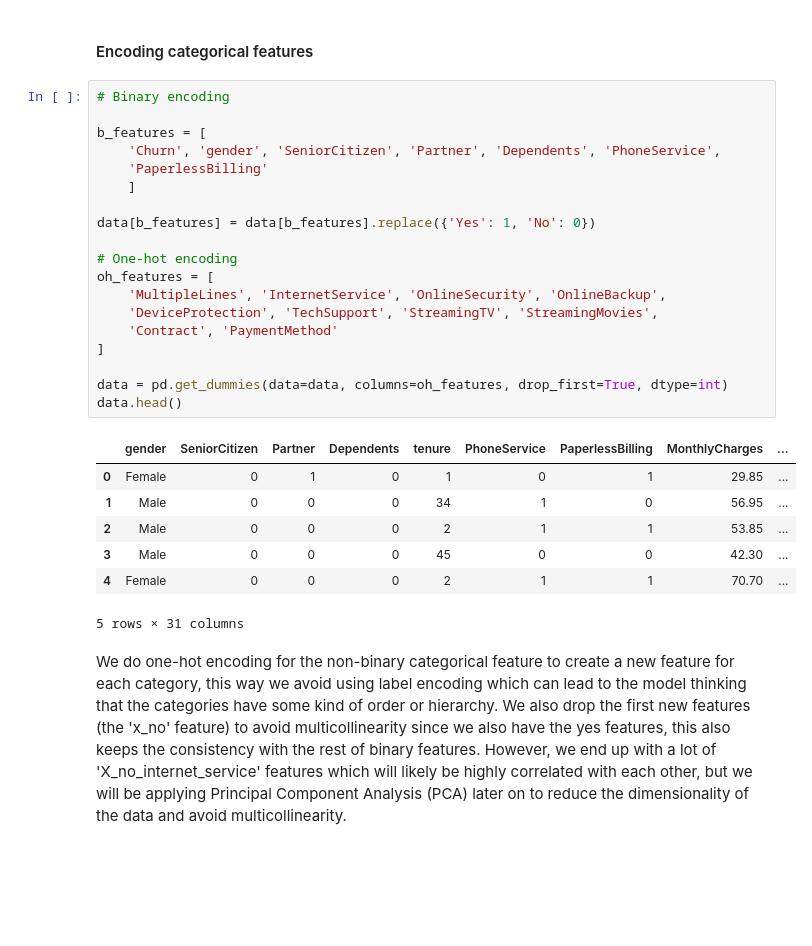
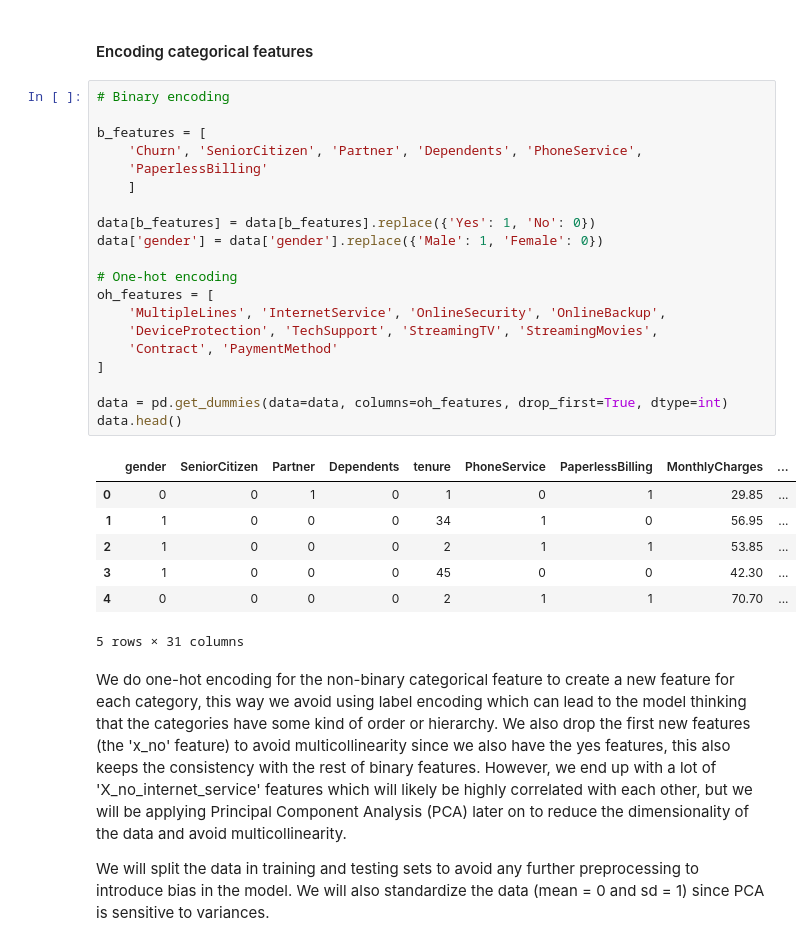
Before and after one commit to SergiPantoja/customer-churn-prediction, a Jupyter notebook: customer_churn.ipynb, the cells around one changed output. Drawn from its saved outputs; the diff is of its cells as text; blank space fills up the shorter version.

```diff
--- a/customer_churn.ipynb
+++ b/customer_churn.ipynb
@@ -195,29 +208,32 @@ plot_categorical('gender')
 # %%
 # Binary encoding
 
 b_features = [
-    'Churn', 'gender', 'SeniorCitizen', 'Partner', 'Dependents', 'PhoneService',
+    'Churn', 'SeniorCitizen', 'Partner', 'Dependents', 'PhoneService',
     'PaperlessBilling'
     ]
 
 data[b_features] = data[b_features].replace({'Yes': 1, 'No': 0})
+data['gender'] = data['gender'].replace({'Male': 1, 'Female': 0})
 
 # One-hot encoding
 oh_features = [
     'MultipleLines', 'InternetService', 'OnlineSecurity', 'OnlineBackup',
     'DeviceProtection', 'TechSupport', 'StreamingTV', 'StreamingMovies',
     'Contract', 'PaymentMethod'
 ]
 
 data = pd.get_dummies(data=data, columns=oh_features, drop_first=True, dtype=int)
 data.head()
 # %% [output]
 |  | gender | SeniorCitizen | Partner | Dependents | tenure | PhoneService | PaperlessBilling | MonthlyCharges | ... |
-| 0 | Female | 0 | 1 | 0 | 1 | 0 | 1 | 29.85 | ... |
-| 1 | Male | 0 | 0 | 0 | 34 | 1 | 0 | 56.95 | ... |
-| 2 | Male | 0 | 0 | 0 | 2 | 1 | 1 | 53.85 | ... |
-| 3 | Male | 0 | 0 | 0 | 45 | 0 | 0 | 42.30 | ... |
-| 4 | Female | 0 | 0 | 0 | 2 | 1 | 1 | 70.70 | ... |
+| 0 | 0 | 0 | 1 | 0 | 1 | 0 | 1 | 29.85 | ... |
+| 1 | 1 | 0 | 0 | 0 | 34 | 1 | 0 | 56.95 | ... |
+| 2 | 1 | 0 | 0 | 0 | 2 | 1 | 1 | 53.85 | ... |
+| 3 | 1 | 0 | 0 | 0 | 45 | 0 | 0 | 42.30 | ... |
+| 4 | 0 | 0 | 0 | 0 | 2 | 1 | 1 | 70.70 | ... |
 5 rows × 31 columns
 # %% [markdown]
 We do one-hot encoding for the non-binary categorical feature to create a new feature for each category, this way we avoid using label encoding which can lead to the model thinking that the categories have some kind of order or hierarchy. We also drop the first new features (the 'x_no' feature) to avoid multicollinearity since we also have the yes features, this also keeps the consistency with the rest of binary features. However, we end up with a lot of 'X_no_internet_service' features which will likely be highly correlated with each other, but we will be applying Principal Component Analysis (PCA) later on to reduce the dimensionality of the data and avoid multicollinearity.
+
+We will split the data in training and testing sets to avoid any further preprocessing to introduce bias in the model. We will also standardize the data (mean = 0 and sd = 1) since PCA is sensitive to variances.
```
Also changed, not shown: parts of 13 cells of this notebook.
